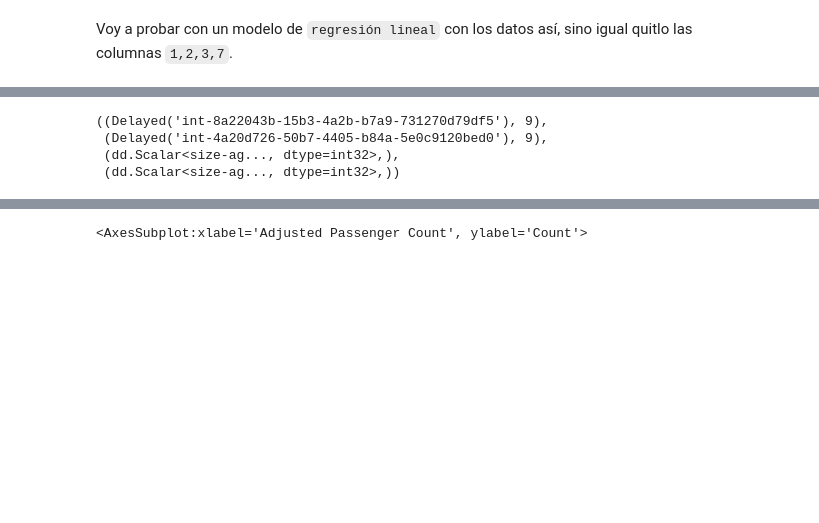
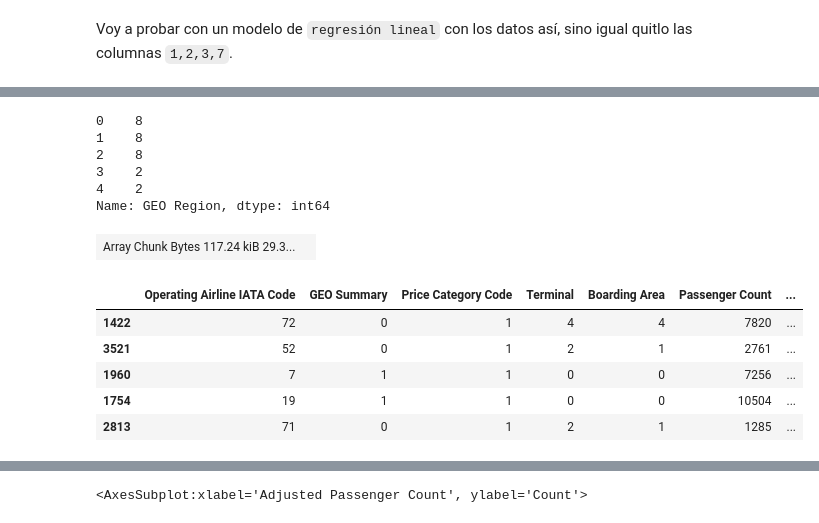
Before and after one commit to MiguelGG03/Final_Poject_PySpark, a Jupyter notebook: resultados/MachineLearning.ipynb, the cells around one changed output, grey strips where cells are left out. Cells and saved outputs as stored; diff of their text form; code cells hidden in the pictures; blank space fills up the shorter version.

```diff
--- a/resultados/MachineLearning.ipynb
+++ b/resultados/MachineLearning.ipynb
@@ -196,8 +210,25 @@ X = df.drop("GEO Region",axis=1)
+# %%
+Y.head()
+# %% [output]
+0    8
+1    8
+2    8
+3    2
+4    2
+Name: GEO Region, dtype: int64
+# %%
+X.to_dask_array(lengths=True)
+Y.to_dask_array(lengths=True)
+# %% [output]
+| Array Chunk Bytes 117.24 kiB 29.3... |  |
 # %%
-X_train, Y_train, X_test, Y_test = dms.train_test_split(X,Y,test_size=0.2)
-X_train.shape, Y_train.shape, X_test.shape, Y_test.shape
+X_train, Y_train, X_test, Y_test = dms.train_test_split(X,Y,test_size=0.2,random_state=42,shuffle=True)
-# %% [output]
-((Delayed('int-8a22043b-15b3-4a2b-b7a9-731270d79df5'), 9),
- (Delayed('int-4a20d726-50b7-4405-b84a-5e0c9120bed0'), 9),
- (dd.Scalar<size-ag..., dtype=int32>,),
- (dd.Scalar<size-ag..., dtype=int32>,))
+# %%
+X_train.head()
+# %% [output]
+|  | Operating Airline IATA Code | GEO Summary | Price Category Code | Terminal | Boarding Area | Passenger Count | ... |
+| 1422 | 72 | 0 | 1 | 4 | 4 | 7820 | ... |
+| 3521 | 52 | 0 | 1 | 2 | 1 | 2761 | ... |
+| 1960 | 7 | 1 | 1 | 0 | 0 | 7256 | ... |
+| 1754 | 19 | 1 | 1 | 0 | 0 | 10504 | ... |
+| 2813 | 71 | 0 | 1 | 2 | 1 | 1285 | ... |
```
Also changed, not shown: parts of 22 cells of this notebook.
